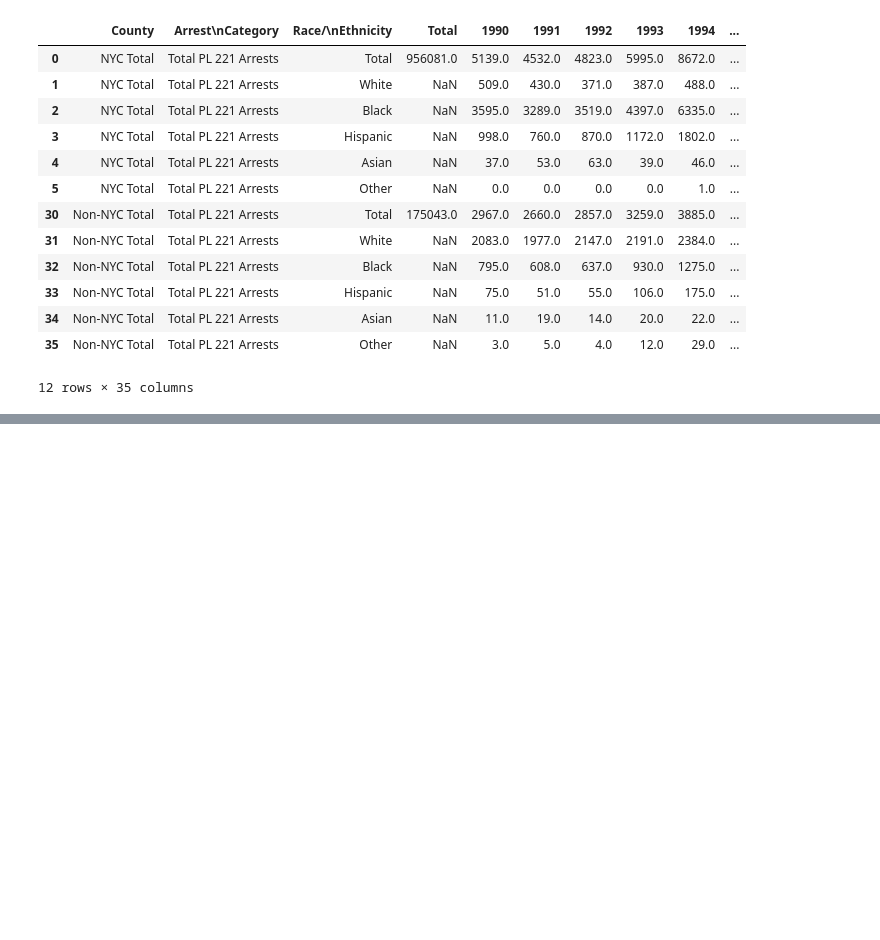
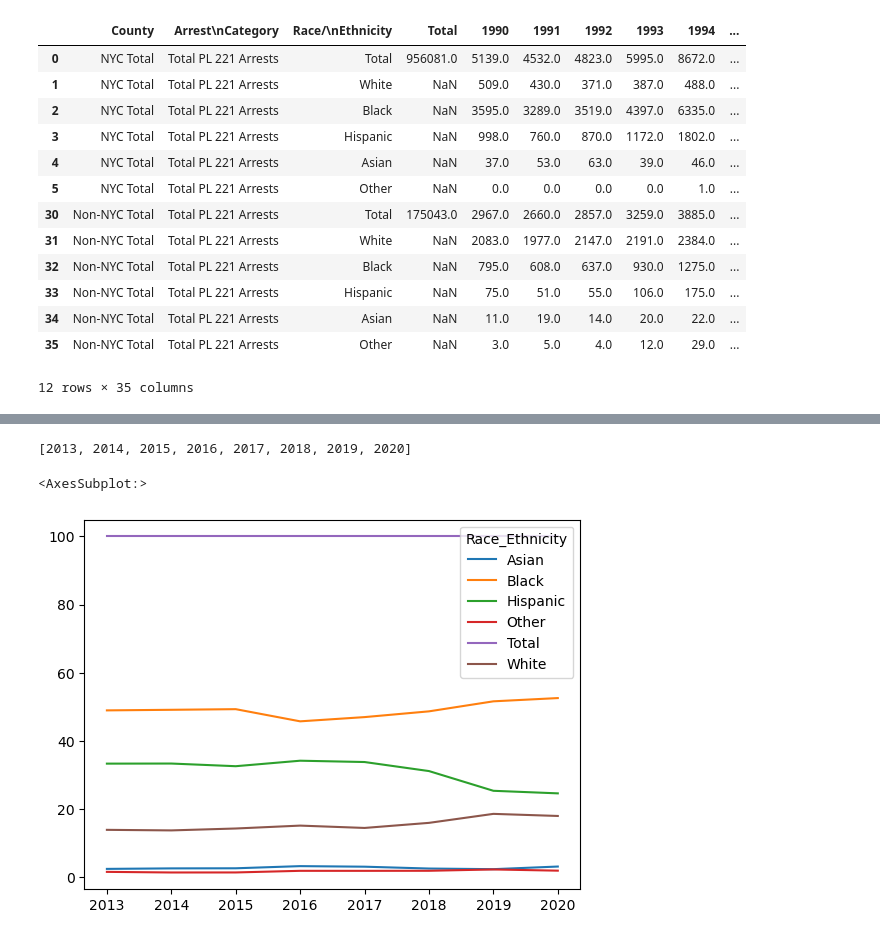
Before and after one commit to Marycunningham79/cannabis-project, a Jupyter notebook: arrests-over-time.ipynb, the cells around one changed output, grey strips where cells are left out. Saved outputs shown, nothing was run; the diff lists cells and outputs as text; code cells hidden in the pictures; blank space fills up the shorter version.

```diff
--- a/arrests-over-time.ipynb
+++ b/arrests-over-time.ipynb
@@ -181,0 +286,11 @@ all_arrests
+# %%
+later_cols = [ 2013,    2014,    2015,    2016,    2017,    2018,    2019,    2020]
+later_cols
+# %% [output]
+[2013, 2014, 2015, 2016, 2017, 2018, 2019, 2020]
+# %%
+##data from 2013 to 2020
+total_arrest[later_cols].T.div(total_arrest[later_cols].T['Total'], axis=0).mul(100).plot()
+# %% [output]
+<AxesSubplot:>
+[figure, added]
```
Also changed, not shown: parts of 14 cells of this notebook.
